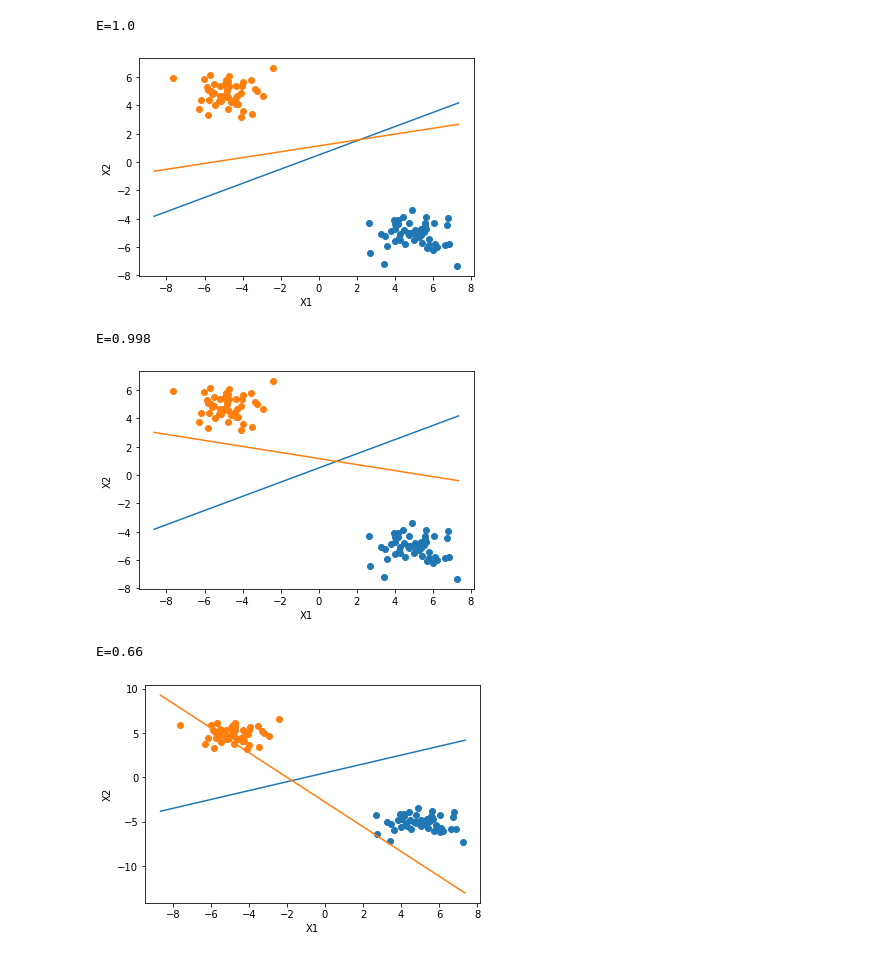
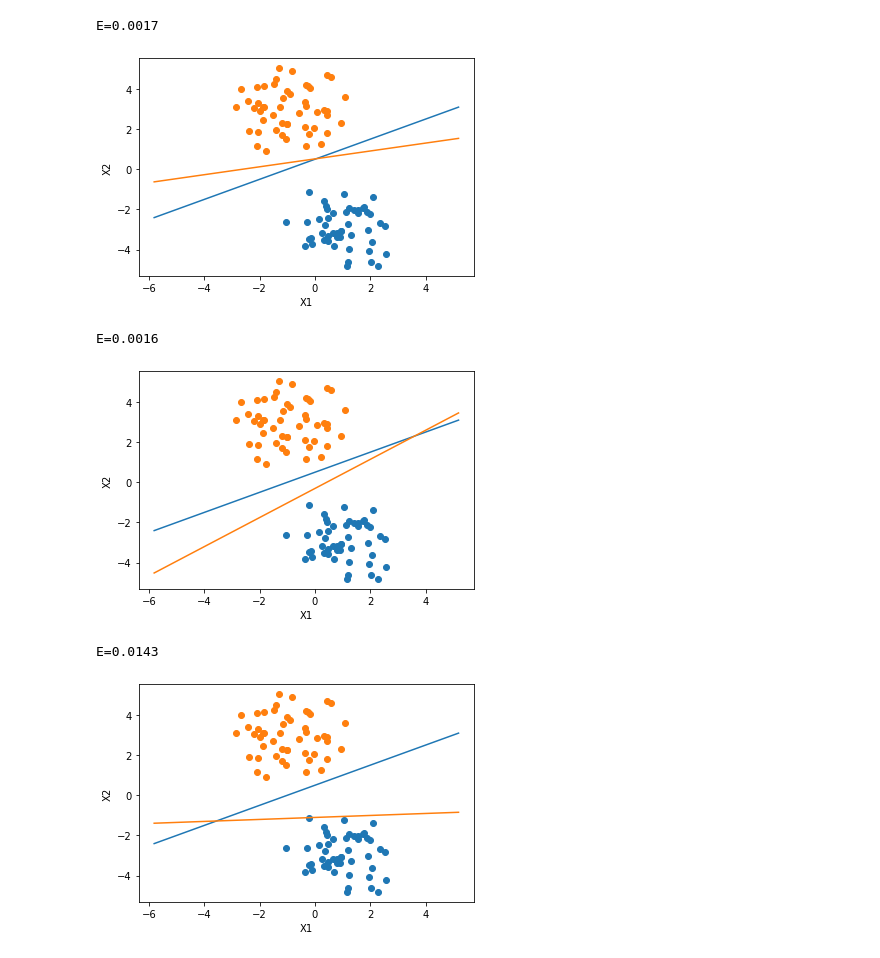
Before and after one commit to iloveleejunghyun/CMPE257_ML_HW1, a Jupyter notebook: problem5.ipynb, the cells around one changed output. Saved outputs shown, nothing was run; the diff lists cells and outputs as text; code cells hidden in the pictures.

```diff
--- a/problem5.ipynb
+++ b/problem5.ipynb
@@ -12,14 +12,14 @@ def draw_f(x_min, x_max):
 
 def draw_g(x_min, x_max, w):
     x = np.arange(x_min,x_max)
-    y = (-w[0]*x-w[2])/w[1]
+    y = (-w[1]*x-w[0])/w[2]
     plt.plot(x,y)
 
 #draw points
 def generate_X(N):
-    mean1 = [5,-5]
+    mean1 = [1,-3]
     cov1 = [[1,0],[0,1]]
-    mean2 = (-5,5)
+    mean2 = (-1,3)
     cov2 = [[1,0],[0,1]]
     X1 = np.random.multivariate_normal(mean1,cov1,N//2)
     X2 = np.random.multivariate_normal(mean2,cov1,N//2)
@@ -44,12 +44,13 @@ def perceptron_optimal(X,y,learning_rate):
         if y[i]*(w.dot(X[i,:])) <= 1:
             diff = y[i] - w.dot(X[i,:])
             w = w + learning_rate * diff * X[i,:]
-            iter += 1
+
             continue
 
         predict=sign(X,w)
         if np.all(predict==y):
             break
+    iter += 1
     return w,w_record
 
 #指示函数
@@ -65,35 +66,35 @@ def calc_E(X,y,w, N):
     for i in range(N):
         f = w.dot(X[i,:])
         if f * y[i] < 0:
             E += 1
     E = E / N
     return E
 
 N = 100
 X1,X2 = generate_X(N)
 X = np.row_stack((X1,X2))
 y = np.ones(N)
 y[0:N//2] = -1
 
 #Test set
 test_N = 10000
 test_X1,test_X2 = generate_X(test_N)
 test_X = np.row_stack((test_X1,test_X2))
 test_X=np.column_stack((np.ones(test_N), test_X))
 test_y = np.ones(test_N)
 test_y[0:test_N//2] = -1
 
 
 learning_rate = 100
 draw_f(X.min()-1, X.max()+1)
 draw_points(X1, X2)
 w,w_record = perceptron_optimal(X,y,learning_rate)
 draw_g(X.min()-1, X.max()+1, w)
 E = calc_E(test_X,test_y,w,test_N)
 print(f"E={E}")
 # %% [output]
-E=1.0
+E=0.0017
-[figure, old version]
+[figure, new version]
 # %%
 #(b) When eta is 1
 
@@ -105,8 +106,8 @@ draw_g(X.min()-1, X.max()+1, w)
 E = calc_E(test_X,test_y,w,test_N)
 print(f"E={E}")
 # %% [output]
-E=0.998
+E=0.0016
-[figure, old version]
+[figure, new version]
 # %%
 #(c) When eta is 0.01
 
@@ -118,8 +119,8 @@ draw_g(X.min()-1, X.max()+1, w)
 E = calc_E(test_X,test_y,w,test_N)
 print(f"E={E}")
 # %% [output]
-E=0.66
+E=0.0143
-[figure, old version]
+[figure, new version]
 # %%
 #(d) When eta is 0.0001
 
```
Also changed, not shown: parts of 2 cells of this notebook, 1 other file.
